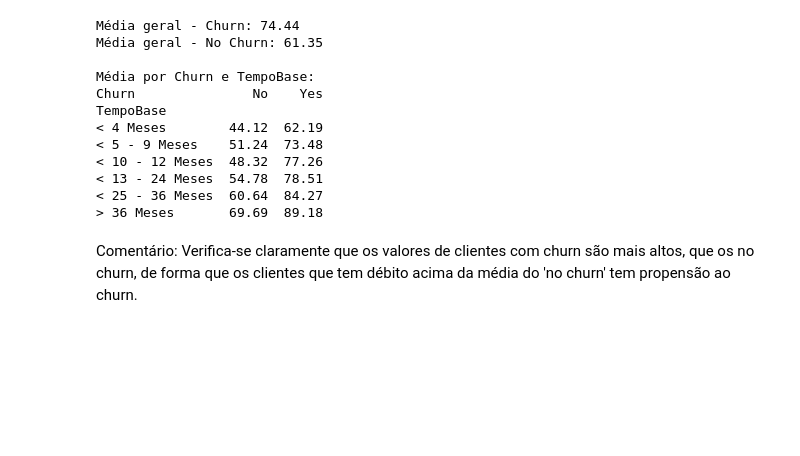
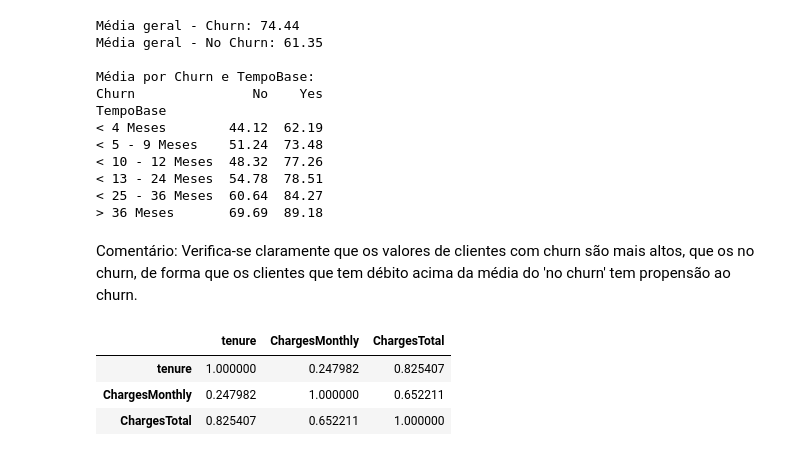
Before and after one commit to MagnoSales/TelecomX_Desafio, a Jupyter notebook: TelecomX_BR_Analise.ipynb, the cells around one changed output. Cells and saved outputs as stored; diff of their text form; code cells hidden in the pictures; blank space fills up the shorter version.

Commit message:
Análise exploratória do desafio TelecomX

```diff
--- a/TelecomX_BR_Analise.ipynb
+++ b/TelecomX_BR_Analise.ipynb
@@ -711,3 +711,10 @@ TempoBase
 > 36 Meses       69.69  89.18
 # %% [markdown]
 Comentário: Verifica-se claramente que os valores de clientes com churn são mais altos, que os no churn, de forma que os clientes que tem débito acima da média do 'no churn' tem propensão ao churn.
+# %%
+df_telecomx[['tenure', 'ChargesMonthly', 'ChargesTotal']].corr()
+# %% [output]
+|  | tenure | ChargesMonthly | ChargesTotal |
+| tenure | 1.000000 | 0.247982 | 0.825407 |
+| ChargesMonthly | 0.247982 | 1.000000 | 0.652211 |
+| ChargesTotal | 0.825407 | 0.652211 | 1.000000 |
```
